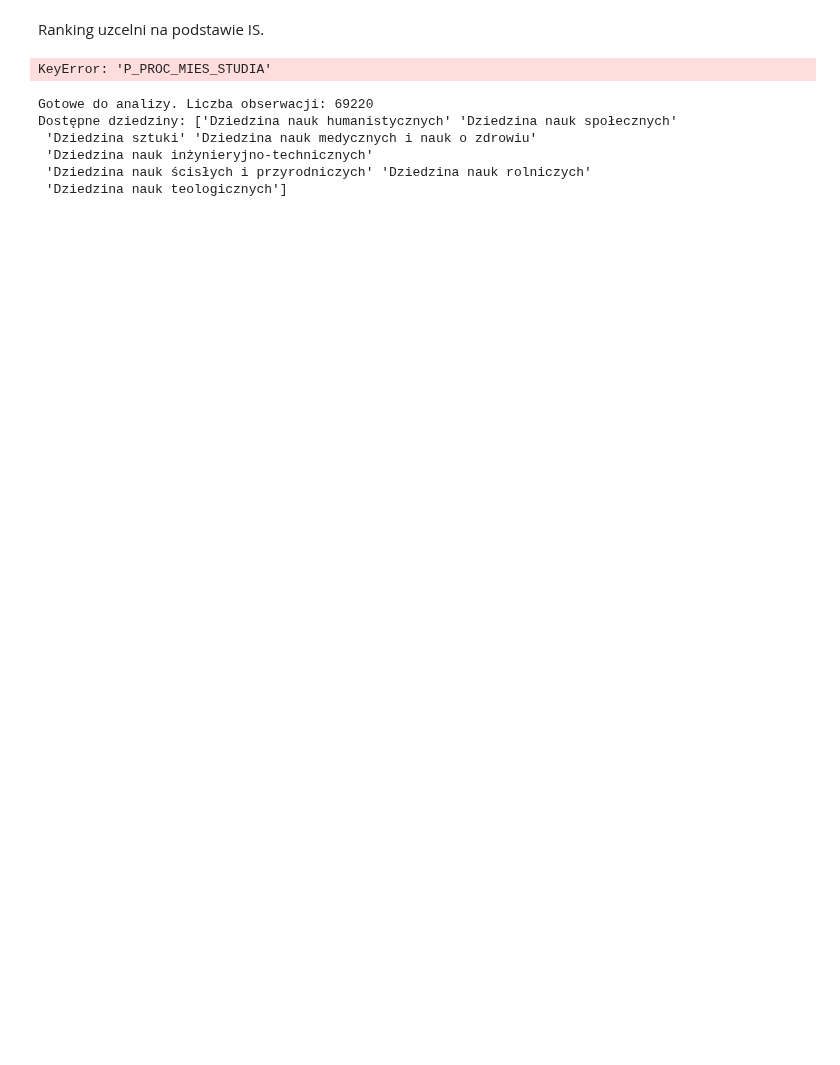
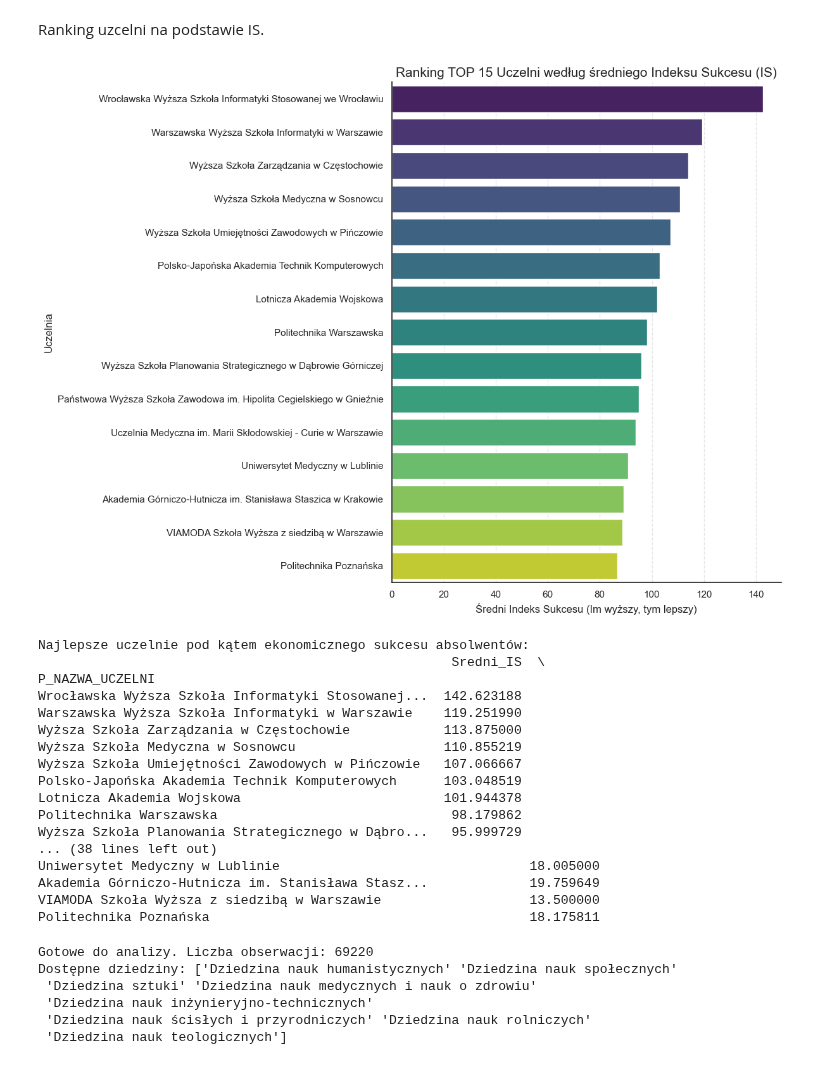
Before and after one commit to miriam265/Analiza-danych-w-R-i-Python, a Jupyter notebook: roboczy.ipynb, the cells around one changed output. Drawn from its saved outputs; the diff is of its cells as text; code cells hidden in the pictures; blank space fills up the shorter version.

```diff
--- a/roboczy.ipynb
+++ b/roboczy.ipynb
@@ -770,7 +803,7 @@ numerical_cols = ['P_PROC_MIES_STUDIA', 'P_CZAS_PRACA', 'P_PROC_MIES_SAMOZ',
                   'P_PROC_MIES_BEZR', 'P_N_SEMESTR']
 categorical_cols = ['P_DZIEDZINA', 'P_POZIOM', 'P_FORMA', 'P_WOJ']
 
-df_v4 = df.copy()
+df_v4 = df_orig.copy()
 
 # Konwersja WOJ na string, aby get_dummies zadziałało poprawnie
 df_v4['P_WOJ'] = df_v4['P_WOJ'].astype(str)
@@ -861,7 +927,7 @@ numerical_features = [
 uczelnia_col = 'P_NAZWA_UCZELNI'
 
 # 2. Przygotowanie danych z zachowaniem nazwy uczelni
-df_ana = df.copy()
+df_ana = df_orig.copy()
 
 # Konwersja numeryczna
 for col in numerical_features:
@@ -884,34 +950,51 @@ ranking_uczelni = df_final_ana.groupby(uczelnia_col).agg({
 
 # Zmiana nazw kolumn na płaskie
 ranking_uczelni.columns = ['Sredni_IS', 'Odchylenie_IS', 'Liczba_Kierunkow', 'Srednia_Praca_Studia', 'Srednia_Samozatrudnienie']
 
 # 4. Filtrowanie - minimum 5 kierunków dla wiarygodności
 ranking_filtered = ranking_uczelni[ranking_uczelni['Liczba_Kierunkow'] >= 5].sort_values('Sredni_IS', ascending=False)
 
 # 5. Wizualizacja TOP 15
 plt.figure(figsize=(12, 9))
 top_15 = ranking_filtered.head(15)
 
 sns.barplot(
     x=top_15['Sredni_IS'],
     y=top_15.index,
     hue=top_15.index,
     palette='viridis',
     legend=False
 )
 
 plt.title('Ranking TOP 15 Uczelni według średniego Indeksu Sukcesu (IS)', fontsize=15)
 plt.xlabel('Średni Indeks Sukcesu (Im wyższy, tym lepszy)', fontsize=12)
 plt.ylabel('Uczelnia', fontsize=12)
 plt.grid(axis='x', linestyle='--', alpha=0.5)
 plt.tight_layout()
 plt.show()
 
 # Wyświetlenie tabeli wynikowej
 print("Najlepsze uczelnie pod kątem ekonomicznego sukcesu absolwentów:")
 print(ranking_filtered[['Sredni_IS', 'Liczba_Kierunkow', 'Srednia_Praca_Studia']].head(15))
 # %% [output]
+[figure, added]
-KeyError: 'P_PROC_MIES_STUDIA'
+Najlepsze uczelnie pod kątem ekonomicznego sukcesu absolwentów:
+                                                     Sredni_IS  \
+P_NAZWA_UCZELNI
+Wrocławska Wyższa Szkoła Informatyki Stosowanej...  142.623188
+Warszawska Wyższa Szkoła Informatyki w Warszawie    119.251990
+Wyższa Szkoła Zarządzania w Częstochowie            113.875000
+Wyższa Szkoła Medyczna w Sosnowcu                   110.855219
+Wyższa Szkoła Umiejętności Zawodowych w Pińczowie   107.066667
+Polsko-Japońska Akademia Technik Komputerowych      103.048519
+Lotnicza Akademia Wojskowa                          101.944378
+Politechnika Warszawska                              98.179862
+Wyższa Szkoła Planowania Strategicznego w Dąbro...   95.999729
+... (38 lines left out)
+Uniwersytet Medyczny w Lublinie                                18.005000
+Akademia Górniczo-Hutnicza im. Stanisława Stasz...             19.759649
+VIAMODA Szkoła Wyższa z siedzibą w Warszawie                   13.500000
+Politechnika Poznańska                                         18.175811
 # %%
 # 1. Obliczenie średniego Względnego Wskaźnika Zarobków (WWZ) ze wszystkich miesięcy
 # Wyciągamy kolumny P_WWZ_MIES_1, P_WWZ_MIES_2 itd.
```
Also changed, not shown: parts of 20 cells of this notebook.
